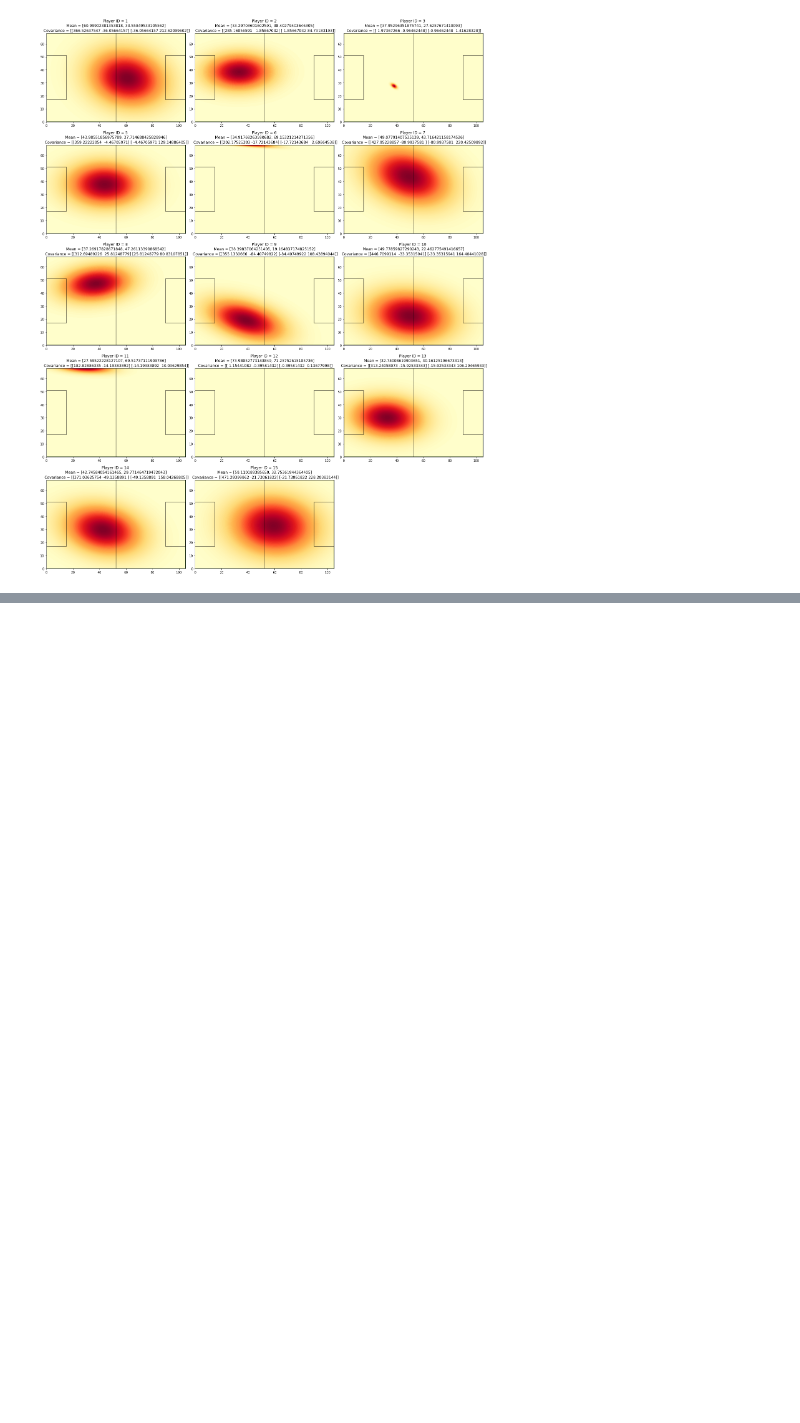
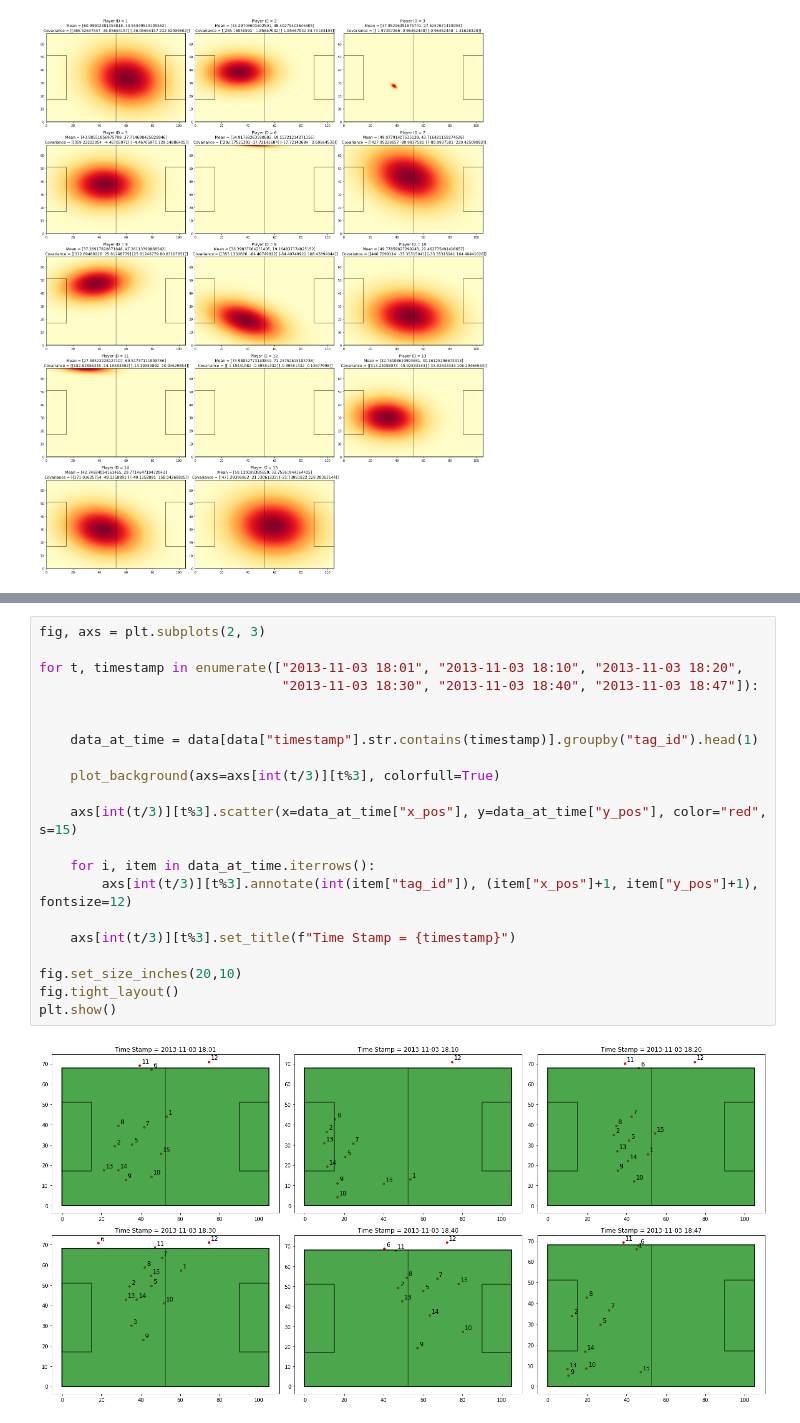
Before and after one commit to AUT-Student/SPR-HW1, a Jupyter notebook: Program6/Program6.ipynb, the cells around one changed output, grey strips where cells are left out. Cells and saved outputs as stored; diff of their text form; blank space fills up the shorter version.

```diff
--- a/Program6/Program6.ipynb
+++ b/Program6/Program6.ipynb
@@ -152,0 +173,23 @@ pd.DataFrame(columns=["Player ID", "Point", "Probability"], data=result)
+# %%
+fig, axs = plt.subplots(2, 3)
+
+for t, timestamp in enumerate(["2013-11-03 18:01", "2013-11-03 18:10", "2013-11-03 18:20",
+                               "2013-11-03 18:30", "2013-11-03 18:40", "2013-11-03 18:47"]):
+
+
+    data_at_time = data[data["timestamp"].str.contains(timestamp)].groupby("tag_id").head(1)
+
+    plot_background(axs=axs[int(t/3)][t%3], colorfull=True)
+
+    axs[int(t/3)][t%3].scatter(x=data_at_time["x_pos"], y=data_at_time["y_pos"], color="red", s=15)
+
+    for i, item in data_at_time.iterrows():
+        axs[int(t/3)][t%3].annotate(int(item["tag_id"]), (item["x_pos"]+1, item["y_pos"]+1), fontsize=12)
+
+    axs[int(t/3)][t%3].set_title(f"Time Stamp = {timestamp}")
+
+fig.set_size_inches(20,10)
+fig.tight_layout()
+plt.show()
+# %% [output]
+[figure, added]
```
Also changed, not shown: parts of 9 cells of this notebook, 1 other file.
